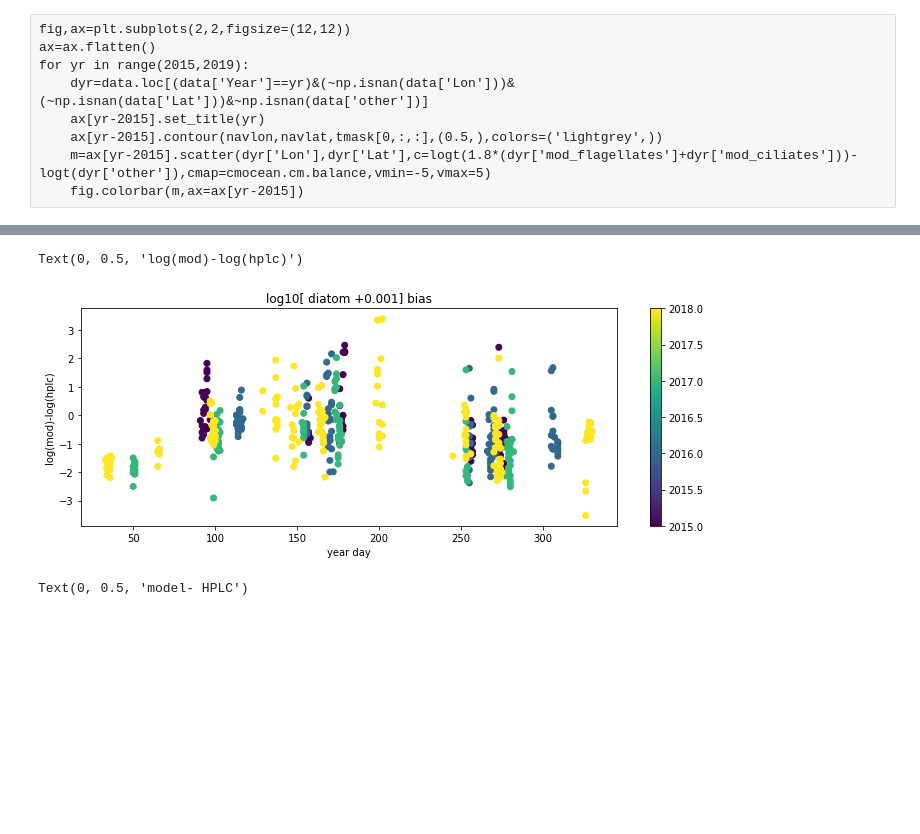
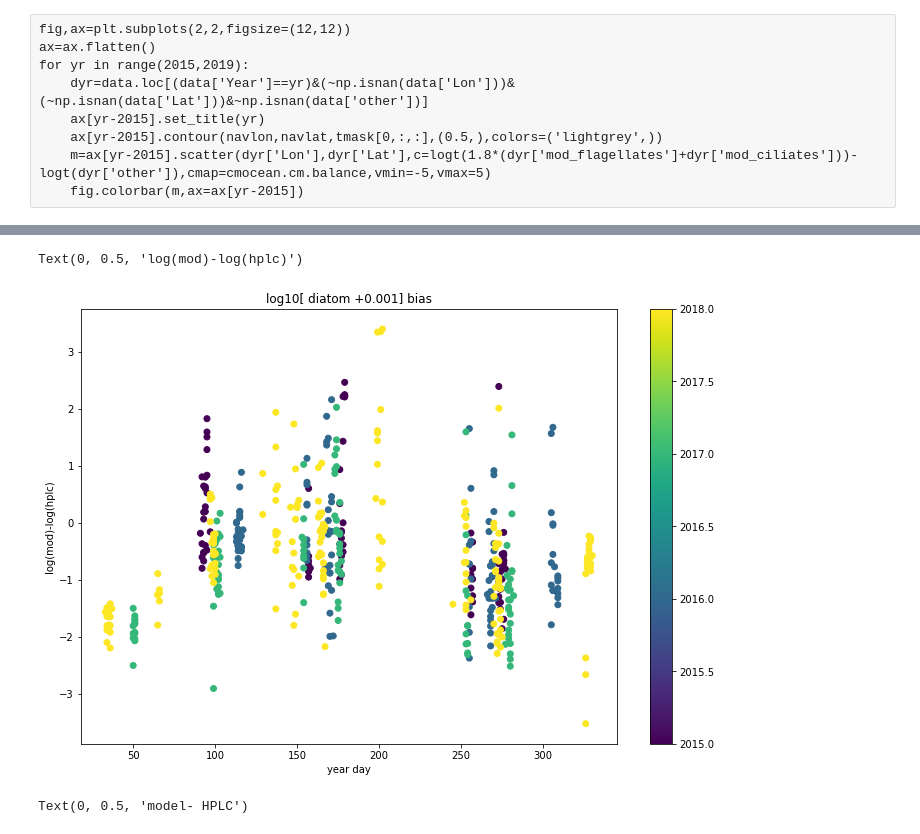
Before and after one commit to SalishSeaCast/analysis-elise-2, a Jupyter notebook: notebooks/NemcekHPLC/compHPLCModelFirstLook-201905.ipynb, the cells around one changed output, grey strips where cells are left out. Saved outputs shown, nothing was run; the diff lists cells and outputs as text; code cells hidden in the pictures; blank space fills up the shorter version.

```diff
--- a/notebooks/NemcekHPLC/compHPLCModelFirstLook-201905.ipynb
+++ b/notebooks/NemcekHPLC/compHPLCModelFirstLook-201905.ipynb
@@ -20,6 +22,8 @@ Chl_N=1.8 # Chl:N ratio
 modSourceDir = "/results2/SalishSea/nowcast-green.201905/"
 modver = "201905"
 Chl_N = 1.8
+# %%
+datestr='_'+start_date.strftime('%Y%m%d')+'_'+end_date.strftime('%Y%m%d')
 # %%
 def subval(idf,colList):
     # first value in colList should be the column you are going to keep
@@ -252,14 +303,15 @@ for yr in range(2015,2019):
 # %%
-fig,ax=plt.subplots(1,1,figsize=(12,4))
+# by region
+fig,ax=plt.subplots(1,1,figsize=(12,8))
 m=ax.scatter(data['yd'],logt(1.8*(data['mod_diatoms']))-logt(data['Diatoms-1']+data['Diatoms-2']),
              c=[ii.year for ii in data['dtUTC']])
 plt.colorbar(m)
 ax.set_title('log10[ diatom +0.001] bias')
 ax.set_xlabel('year day')
 ax.set_ylabel('log(mod)-log(hplc)')
 # %% [output]
 Text(0, 0.5, 'log(mod)-log(hplc)')
-[figure, old version]
+[figure, new version]
 # %%
 fig,ax=plt.subplots(1,1,figsize=(12,4))
 m=ax.scatter(data['yd'],logt(1.8*(data['mod_flagellates']+data['mod_ciliates']))-logt(data['other']),
```
Also changed, not shown: parts of 4 cells of this notebook, 14 other files.
